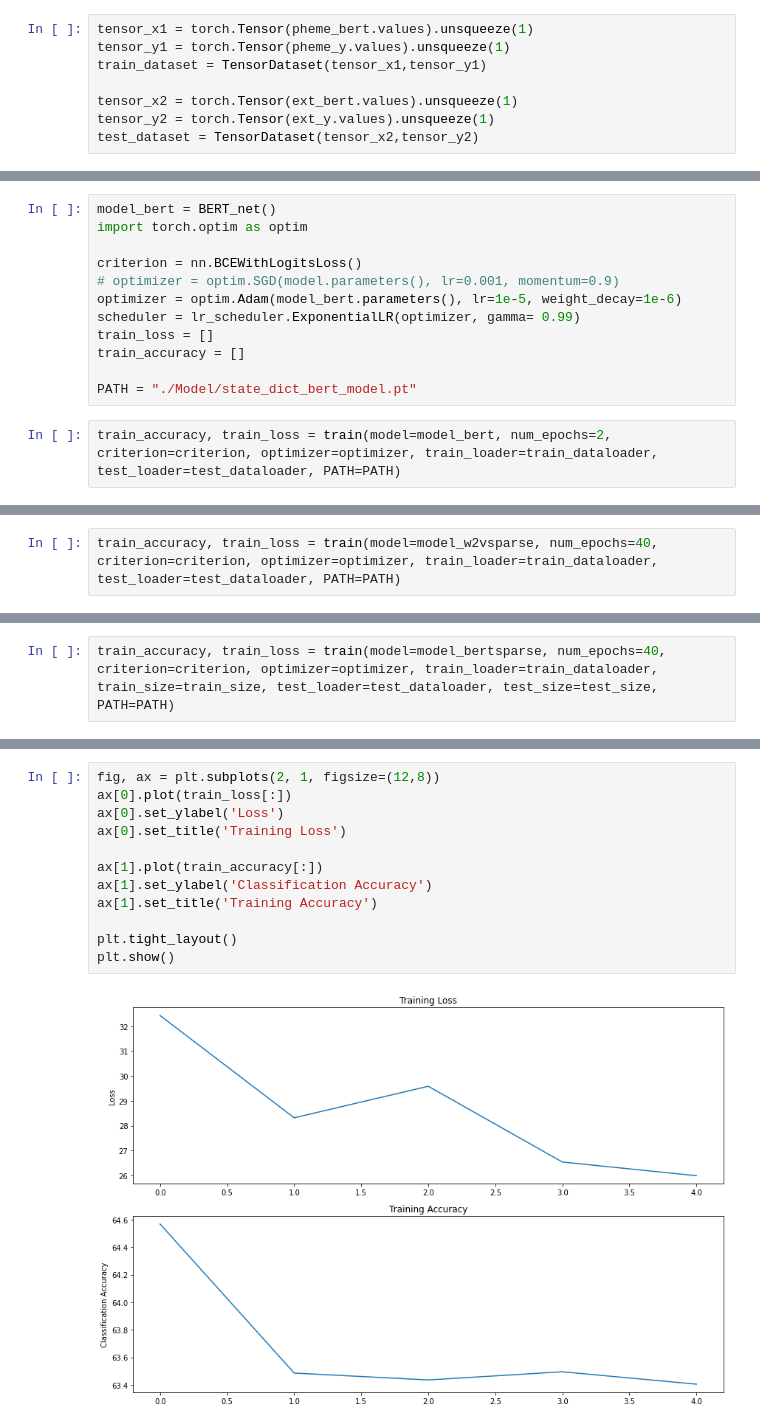
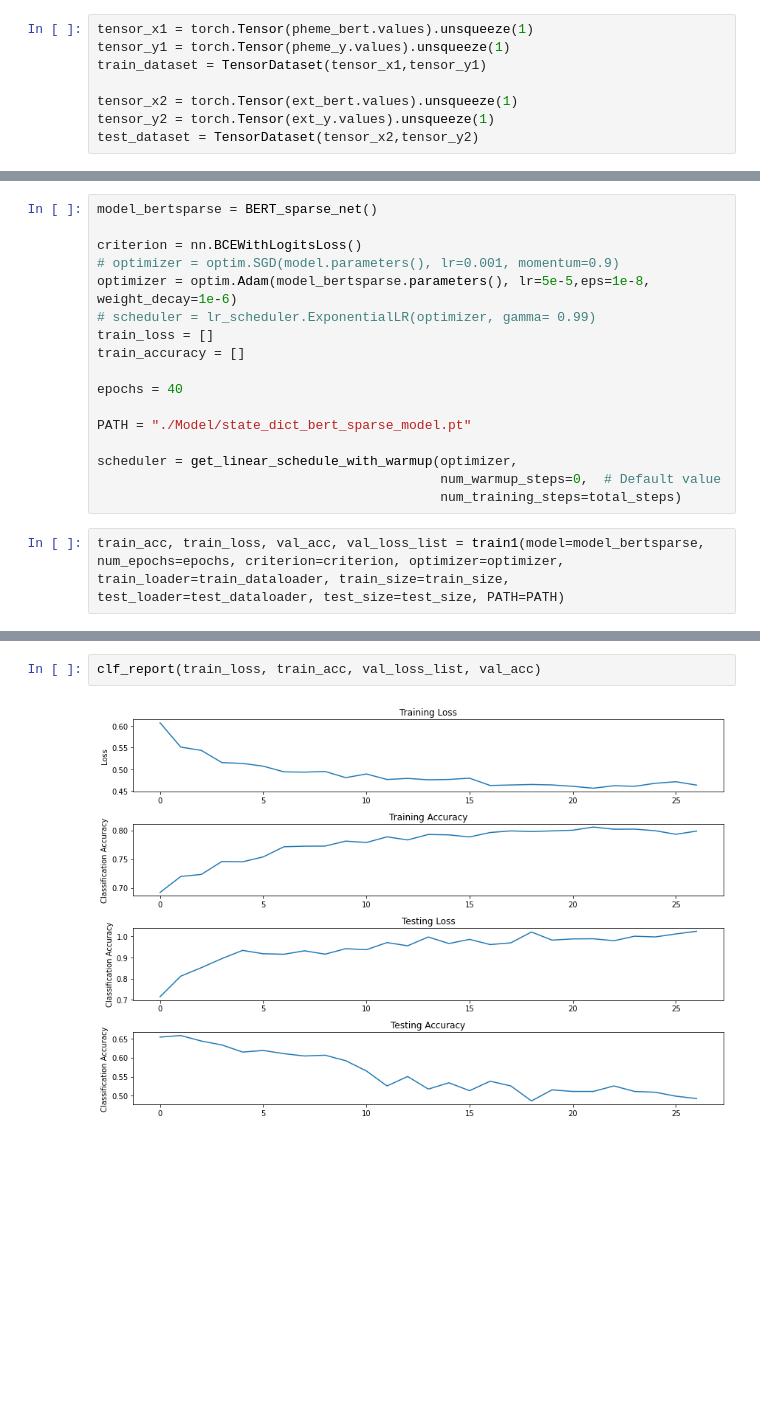
Before and after one commit to zzunebye/Capstone-code-data, a Jupyter notebook: _CLF_MLP.ipynb, the cells around one changed output, grey strips where cells are left out. Drawn from its saved outputs; the diff is of its cells as text; blank space fills up the shorter version.

```diff
--- a/_CLF_MLP.ipynb
+++ b/_CLF_MLP.ipynb
@@ -762,17 +1116,22 @@ class BERT_net(nn.Module):
         x = self.fc3(x)
         return x
 # %%
-model_bert = BERT_net()
-import torch.optim as optim
+model_bertsparse = BERT_sparse_net()
 
 criterion = nn.BCEWithLogitsLoss()
 # optimizer = optim.SGD(model.parameters(), lr=0.001, momentum=0.9)
-optimizer = optim.Adam(model_bert.parameters(), lr=1e-5, weight_decay=1e-6)
-scheduler = lr_scheduler.ExponentialLR(optimizer, gamma= 0.99)
+optimizer = optim.Adam(model_bertsparse.parameters(), lr=5e-5,eps=1e-8, weight_decay=1e-6)
+# scheduler = lr_scheduler.ExponentialLR(optimizer, gamma= 0.99)
 train_loss = []
 train_accuracy = []
 
-PATH = "./Model/state_dict_bert_model.pt"
+epochs = 40
+
+PATH = "./Model/state_dict_bert_sparse_model.pt"
+
+scheduler = get_linear_schedule_with_warmup(optimizer,
+                                            num_warmup_steps=0,  # Default value
+                                            num_training_steps=total_steps)
 # %%
-train_accuracy, train_loss = train(model=model_bert, num_epochs=2, criterion=criterion, optimizer=optimizer, train_loader=train_dataloader, test_loader=test_dataloader, PATH=PATH)
+train_acc, train_loss, val_acc, val_loss_list = train1(model=model_bertsparse, num_epochs=epochs, criterion=criterion, optimizer=optimizer, train_loader=train_dataloader, train_size=train_size, test_loader=test_dataloader, test_size=test_size, PATH=PATH)
 # %% [output]
@@ -878,2 +1154,0 @@ PATH = "./Model/state_dict_w2v_sparse_model.pt"
-# %%
-train_accuracy, train_loss = train(model=model_w2vsparse, num_epochs=40, criterion=criterion, optimizer=optimizer, train_loader=train_dataloader, test_loader=test_dataloader, PATH=PATH)
@@ -970,2 +1154,0 @@ PATH = "./Model/state_dict_bert_sparse_model.pt"
-# %%
-train_accuracy, train_loss = train(model=model_bertsparse, num_epochs=40, criterion=criterion, optimizer=optimizer, train_loader=train_dataloader, train_size=train_size, test_loader=test_dataloader, test_size=test_size, PATH=PATH)
@@ -981,14 +1155,4 @@ Finishing the Model: Loss is not decreasing...
-# %%
-fig, ax = plt.subplots(2, 1, figsize=(12,8))
-ax[0].plot(train_loss[:])
-ax[0].set_ylabel('Loss')
-ax[0].set_title('Training Loss')
-
-ax[1].plot(train_accuracy[:])
-ax[1].set_ylabel('Classification Accuracy')
-ax[1].set_title('Training Accuracy')
-
-plt.tight_layout()
-plt.show()
-# %% [output]
-[figure, removed]
+# %%
+clf_report(train_loss, train_acc, val_loss_list, val_acc)
+# %% [output]
+[figure, added]
```
Also changed, not shown: parts of 42 cells of this notebook, 3 other files.
